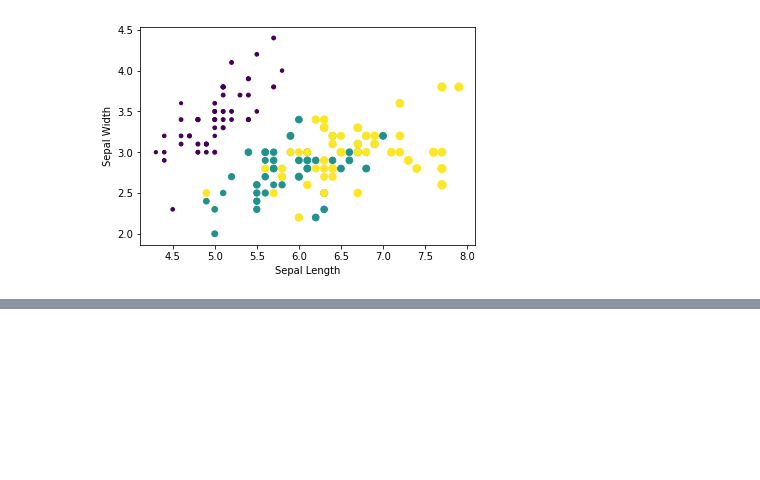
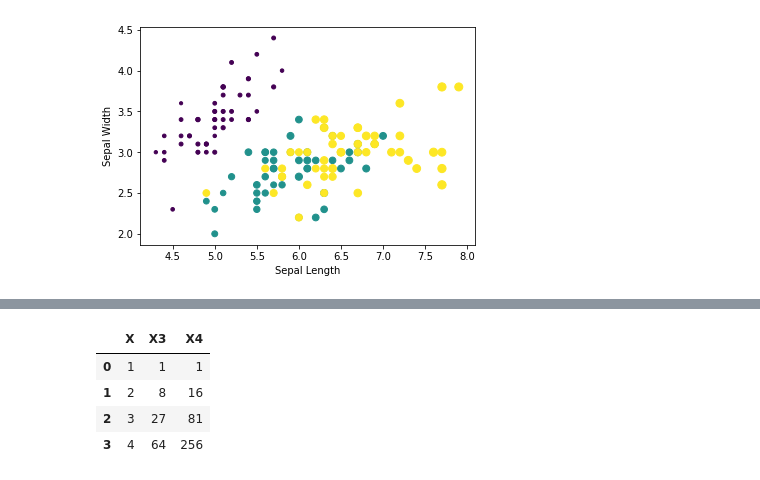
Before and after one commit to edyoda/machine-learning-for-beginners, a Jupyter notebook: Stats 3 using Pandas.ipynb, the cells around one changed output, grey strips where cells are left out. Drawn from its saved outputs; the diff is of its cells as text; code cells hidden in the pictures; blank space fills up the shorter version.

```diff
--- a/Stats 3 using Pandas.ipynb
+++ b/Stats 3 using Pandas.ipynb
@@ -204,0 +213,8 @@ Text(0,0.5,'Sepal Width')
+# %%
+df
+# %% [output]
+|  | X | X3 | X4 |
+| 0 | 1 | 1 | 1 |
+| 1 | 2 | 8 | 16 |
+| 2 | 3 | 27 | 81 |
+| 3 | 4 | 64 | 256 |
```
Also changed, not shown: parts of 4 cells of this notebook.
